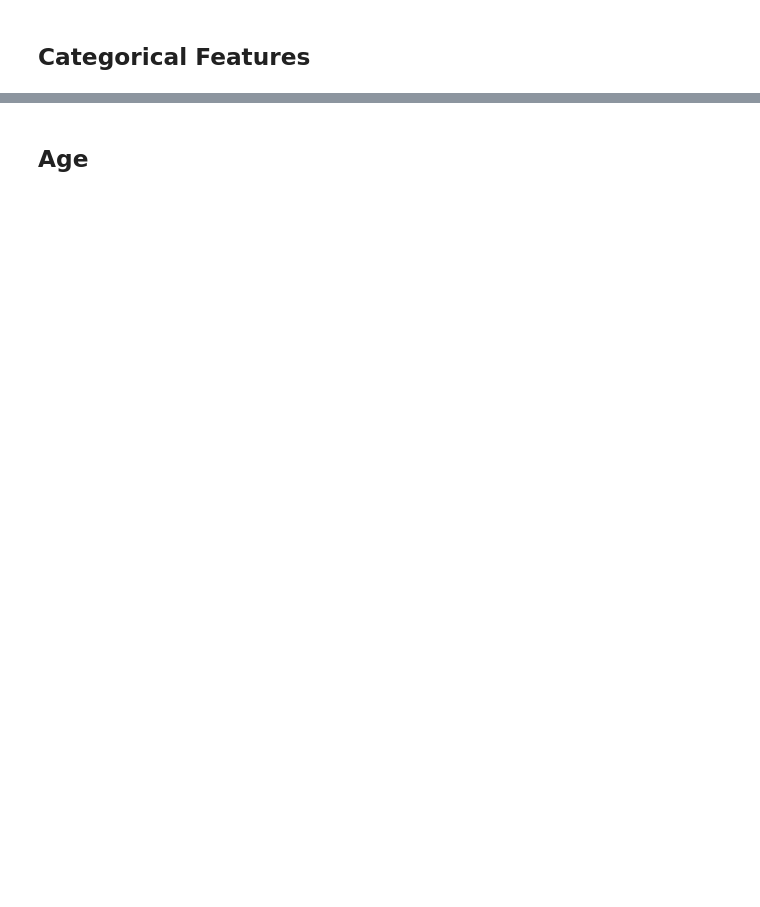
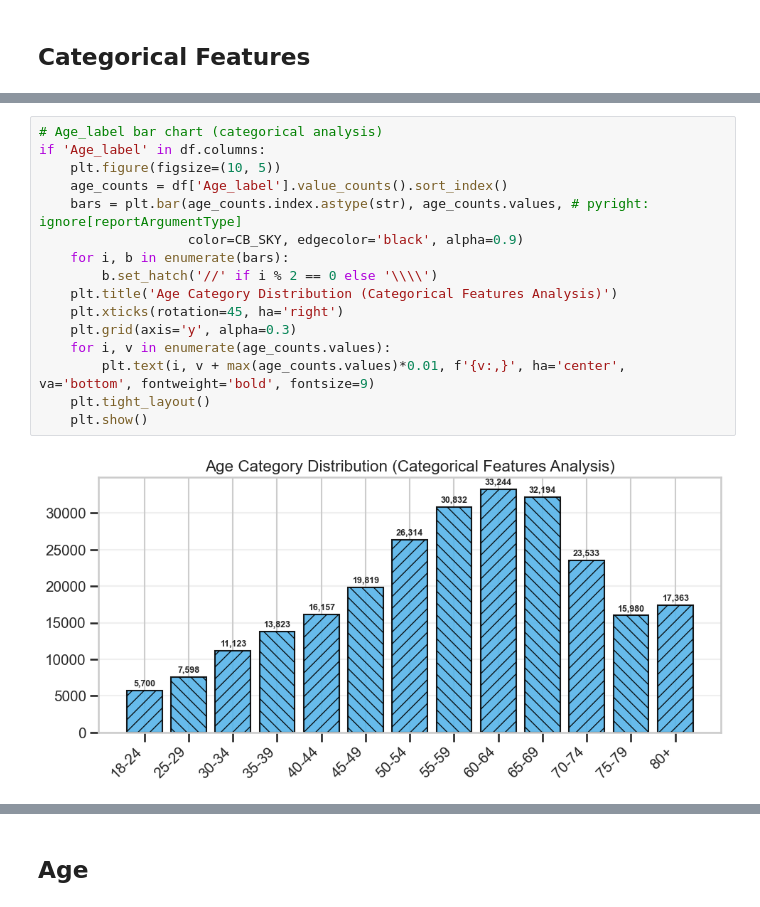
Before and after one commit to eyyuboeztuerk-arch/DPP-Stackfuel-Data-Science-Projekt, a Jupyter notebook: notebooks/01_exploration.ipynb, the cells around one changed output, grey strips where cells are left out. Cells and saved outputs as stored; diff of their text form; blank space fills up the shorter version.

```diff
--- a/notebooks/01_exploration.ipynb
+++ b/notebooks/01_exploration.ipynb
@@ -634,0 +656,18 @@ Smoking_History:
+# %%
+# Age_label bar chart (categorical analysis)
+if 'Age_label' in df.columns:
+    plt.figure(figsize=(10, 5))
+    age_counts = df['Age_label'].value_counts().sort_index()
+    bars = plt.bar(age_counts.index.astype(str), age_counts.values, # pyright: ignore[reportArgumentType]
+                   color=CB_SKY, edgecolor='black', alpha=0.9)
+    for i, b in enumerate(bars):
+        b.set_hatch('//' if i % 2 == 0 else '\\\\')
+    plt.title('Age Category Distribution (Categorical Features Analysis)')
+    plt.xticks(rotation=45, ha='right')
+    plt.grid(axis='y', alpha=0.3)
+    for i, v in enumerate(age_counts.values):
+        plt.text(i, v + max(age_counts.values)*0.01, f'{v:,}', ha='center', va='bottom', fontweight='bold', fontsize=9)
+    plt.tight_layout()
+    plt.show()
+# %% [output]
+[figure, added]
```
Also changed, not shown: parts of 28 cells of this notebook.
